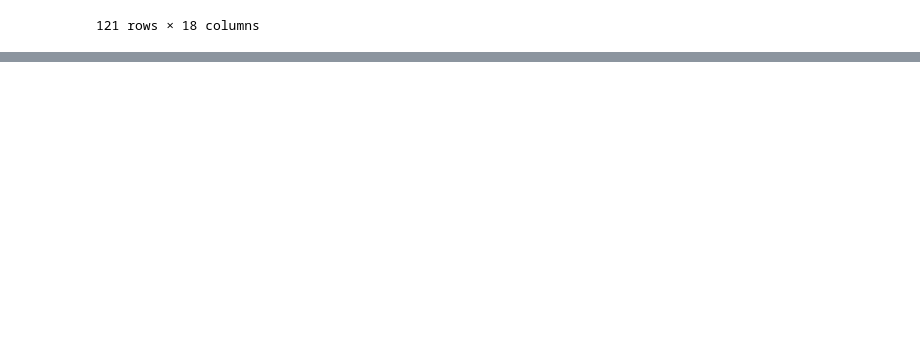
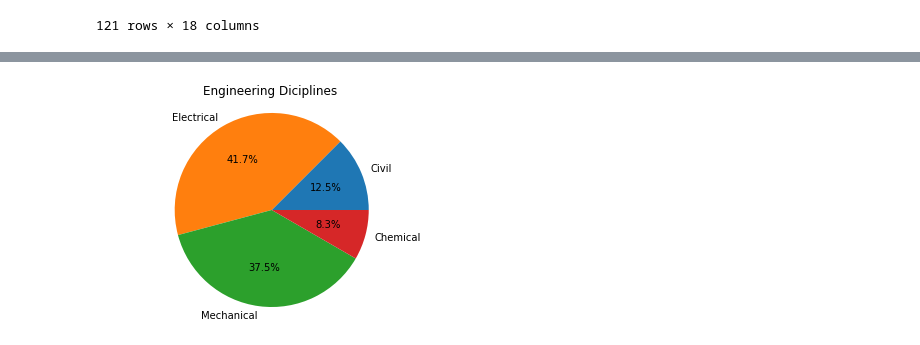
Before and after one commit to jthigpen/jira, a Jupyter notebook: metrics/ticket_metrics.ipynb, the cells around one changed output, grey strips where cells are left out. Cells and saved outputs as stored; diff of their text form; code cells hidden in the pictures; blank space fills up the shorter version.

```diff
--- a/metrics/ticket_metrics.ipynb
+++ b/metrics/ticket_metrics.ipynb
@@ -260,0 +262,20 @@ df
+# %%
+import numpy as np
+import matplotlib.pyplot as plt
+# if using a Jupyter notebook, include:
+%matplotlib inline
+
+# Pie chart, where the slices will be ordered and plotted counter-clockwise:
+labels = ['Civil', 'Electrical', 'Mechanical', 'Chemical']
+sizes = [15, 50, 45, 10]
+
+
+fig, ax = plt.subplots()
+ax.pie(sizes, labels=labels, autopct='%1.1f%%')
+ax.axis('equal')  # Equal aspect ratio ensures the pie chart is circular.
+ax.set_title('Engineering Diciplines')
+
+
+plt.show()
+# %% [output]
+[figure, added]
```
Also changed, not shown: parts of 1 cell of this notebook.
